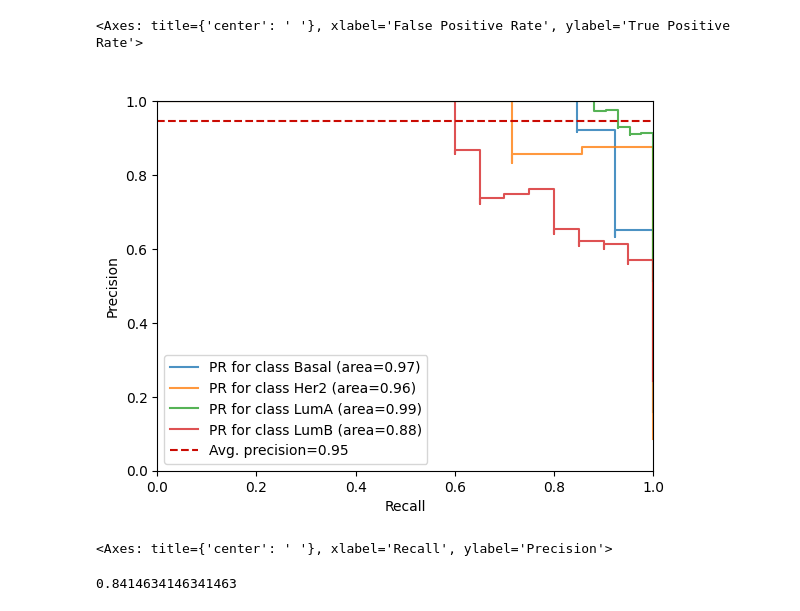
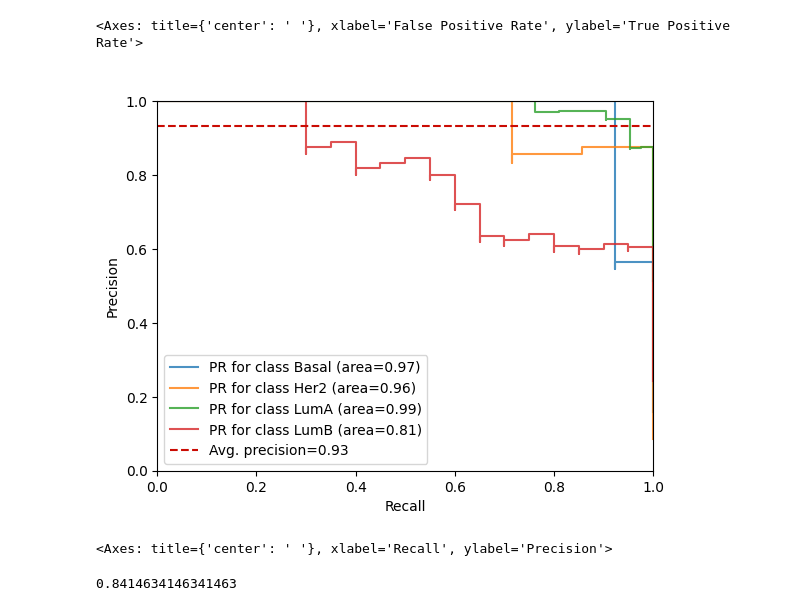
Before and after one commit to jeong2624/ML_BRCA-subtype, a Jupyter notebook: External_validation/LR_external_validation.ipynb, the cells around one changed output. Cells and saved outputs as stored; diff of their text form; code cells hidden in the pictures.

```diff
--- a/External_validation/LR_external_validation.ipynb
+++ b/External_validation/LR_external_validation.ipynb
@@ -197,7 +197,7 @@ visualizer.show()
 plt.rcdefaults()
 visualizer = PrecisionRecallCurve(model, classes = ["Basal", "Her2", "LumA", "LumB"], micro = True, per_class = True, title = " ")
 
-visualizer.fit(X_train, y_train)
+visualizer.fit(X_res, y_res)
 visualizer.score(GSE81538_feature, GSE81538_target)
 visualizer.show()
 # %% [output]
@@ -316,7 +316,7 @@ plt.show()
 plt.rcdefaults()
 visualizer = ROCAUC(model, classes = ["Basal", "Her2", "LumA", "LumB"], macro = True, micro = False, title = " ", fontsize = 15)
 
-visualizer.fit(X_train, y_train)
+visualizer.fit(X_res, y_res)
 visualizer.score(GPL18573_feature, GPL18573_target)
 visualizer.show()
 # %% [output]
@@ -327,7 +327,7 @@ visualizer.show()
 plt.rcdefaults()
 visualizer = PrecisionRecallCurve(model, classes = ["Basal", "Her2", "LumA", "LumB"], micro = True, per_class = True, title = " ")
 
-visualizer.fit(X_train, y_train)
+visualizer.fit(X_res, y_res)
 visualizer.score(GPL18573_feature, GPL18573_target)
 visualizer.show()
 # %% [output]
@@ -437,7 +437,7 @@ plt.show()
 plt.rcdefaults()
 visualizer = ROCAUC(model, classes = ["Basal", "Her2", "LumA", "LumB"], macro = True, micro = False, title = " ", fontsize = 15)
 
-visualizer.fit(X_train, y_train)
+visualizer.fit(X_res, y_res)
 visualizer.score(GSE135298_feature, GSE135298_target)
 visualizer.show()
 # %% [output]
@@ -446,13 +446,13 @@ visualizer.show()
 # %%
 # Precision-Recall curve
 plt.rcdefaults()
 visualizer = PrecisionRecallCurve(model, classes = ["Basal", "Her2", "LumA", "LumB"], micro = True, per_class = True, title = " ")
 
-visualizer.fit(X_train, y_train)
+visualizer.fit(X_res, y_res)
 visualizer.score(GSE135298_feature, GSE135298_target)
 visualizer.show()
 # %% [output]
-[figure, old version]
+[figure, new version]
 <Axes: title={'center': ' '}, xlabel='Recall', ylabel='Precision'>
 # %%
 # accuracy
```
Also changed, not shown: parts of 3 cells of this notebook.
